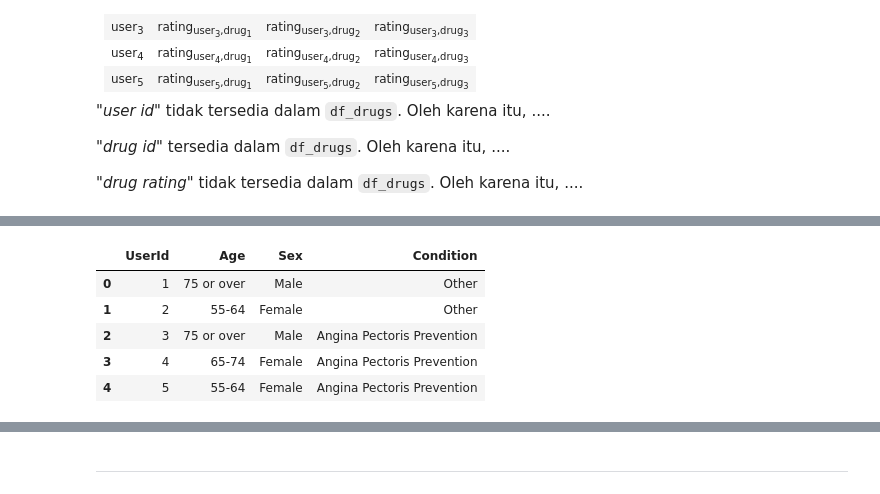
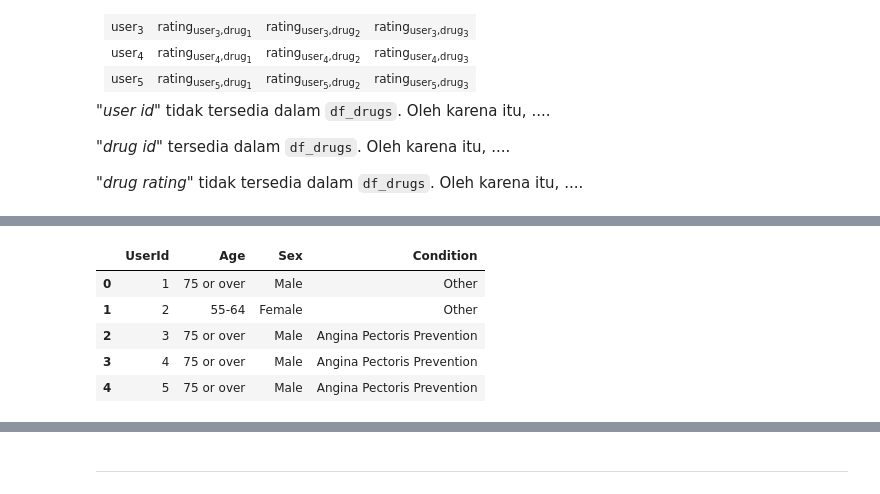
Before and after one commit to exemuel/weighted-hybrid-med-recsys, a Jupyter notebook: recommendation.ipynb, the cells around one changed output, grey strips where cells are left out. Saved outputs shown, nothing was run; the diff lists cells and outputs as text; code cells hidden in the pictures.

```diff
--- a/recommendation.ipynb
+++ b/recommendation.ipynb
@@ -28,11 +30,11 @@ Pada bagian ini, dilakukan persiapan set data yang dibutuhkan dalam penelitian.
 Set data `WebMD` dan `DailyMed` digabungkan dalam struktur data DataFrame.
 # %%
 # berkas WebMD Drug Reviews oleh Rohan Harode dari Kaggle
-path_wmd = "data/webmd/webmd.csv"
+path_wmd = "data/webmd.csv"
 
 # berkas DailyMed Drug dari situs web DailyMed
 # yang dikompilasi dengan menggunakan generate_dailymed.py
-path_dm = "data/dailymed/dailymed.csv"
+path_dm = "data/dailymed.csv"
 
 df_wmd = pd.read_csv(path_wmd)
 df_dm = pd.read_csv(path_dm)
@@ -582,15 +584,15 @@ Pada `df_drugs` terdapat 1.051 baris data dengan nilai atribut `Age` dan `Sex` y
 map_sex = {"Male":0, "Female":1}
 # label encoding map untuk nilai pada age
 map_age = {'0-2':0,
-           '13-18':1,
-           '19-24':2,
-           '25-34':3,
-           '3-6':4,
-           '35-44':5,
-           '45-54':6,
-           '55-64':7,
-           '65-74':8,
-           '7-12':9,
+           '3-6':1,
+           '7-12':2,
+           '13-18':3,
+           '19-24':4,
+           '25-34':5,
+           '35-44':6,
+           '45-54':7,
+           '55-64':8,
+           '65-74':9,
            '75 or over':10}
 
 df_tmp = df_drugs_sub.copy()
@@ -611,6 +613,9 @@ mat = imp.fit_transform(df_tmp[["Agemap", "Sexmap", "Satisfaction"]])
 df_tmp2 = pd.DataFrame(mat, columns=["NewAge", "NewSex", "NewSatisfaction"])
 df_drugs_sub["Sex"] = df_tmp2["NewSex"].map(inv_map_sex).tolist()
 df_drugs_sub["Age"] = df_tmp2["NewAge"].map(inv_map_age).tolist()
+
+# reset index setiap baris
+df_drugs_sub = df_drugs_sub.reset_index(drop=True)
 # %% [markdown]
 ### Pembagian set data
 # %% [markdown]
@@ -658,16 +677,19 @@ df_item.head()
 # %%
 # Data User
 df_user = pd.DataFrame({'Age':df_drugs_sub['Age'],
                         'Sex':df_drugs_sub['Sex'],
                         'Condition':df_drugs_sub['Condition']})
-df_user = df_user.drop_duplicates().reset_index(drop=True)
+
+# buat kolom UserId berdasarkan index setiap baris
 df_user["UserId"] = df_user.index + 1
+# rapikan posisi kolom dengan memindahkan
+# posisi kolom "UserId" ke kolom pertama
 df_user = df_user[['UserId','Age','Sex','Condition']]
 df_user.head()
 # %% [output]
 |  | UserId | Age | Sex | Condition |
 | 0 | 1 | 75 or over | Male | Other |
 | 1 | 2 | 55-64 | Female | Other |
 | 2 | 3 | 75 or over | Male | Angina Pectoris Prevention |
-| 3 | 4 | 65-74 | Female | Angina Pectoris Prevention |
-| 4 | 5 | 55-64 | Female | Angina Pectoris Prevention |
+| 3 | 4 | 75 or over | Male | Angina Pectoris Prevention |
+| 4 | 5 | 75 or over | Male | Angina Pectoris Prevention |
```
Also changed, not shown: parts of 48 cells of this notebook.
